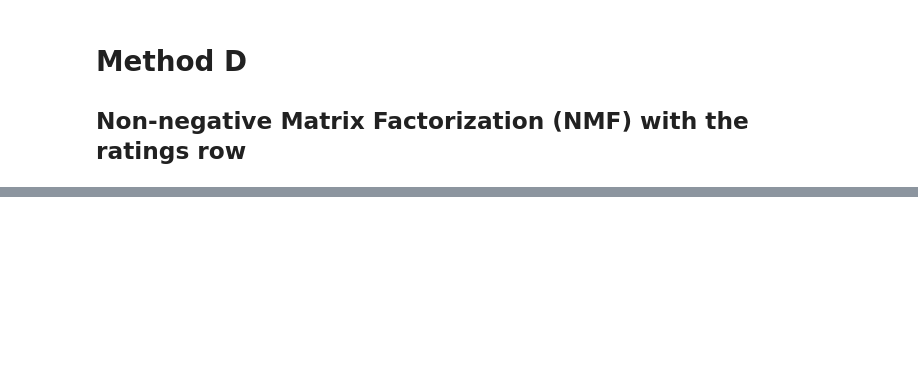
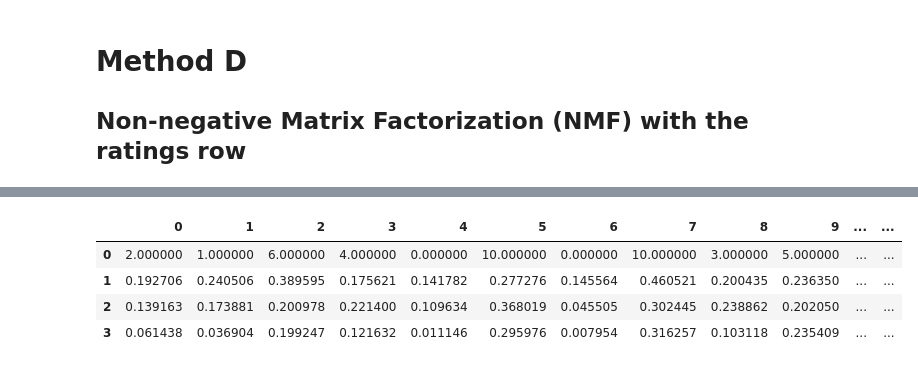
Before and after one commit to Xubaosheng/TwitterAccountRecSys, a Jupyter notebook: WT_Audience_Recom.ipynb, the cells around one changed output, grey strips where cells are left out. Drawn from its saved outputs; the diff is of its cells as text; code cells hidden in the pictures; blank space fills up the shorter version.

```diff
--- a/WT_Audience_Recom.ipynb
+++ b/WT_Audience_Recom.ipynb
@@ -537,0 +586,79 @@ Avg Testing Mean Squared Error: 0.288888888889 Threshold: 9.9
+# %%
+mean_square_errors = []
+prints_enabled = False
+K = 16
+for iteration in range(5):
+    print(str(iteration))
+    predictions=[]
+    TESTING_SET_IDS = np.random.choice(rated_audience_dict_ids, size=TESTING_SET_SIZE, replace=False)
+    #if (prints_enabled): print(TESTING_SET_IDS)
+    ratings = np.array([0 if id in TESTING_SET_IDS else int(2*aud['ground_truth_rating']) for id, aud in rated_audience_dict.items()])
+    if (prints_enabled):
+        printmd("Ratings:")
+        display(ratings)
+
+    # FIND USER PROFILES
+    influencer_user_profile = get_user_profile(tfidf_influencer_matrix, ratings)
+    tweets_user_profile = get_user_profile(tfidf_tweets_matrix, ratings)
+    description_user_profile = get_user_profile(tfidf_description_matrix, ratings)
+    hashtags_user_profile = get_user_profile(tfidf_hashtags_matrix, ratings)
+
+    # FIND THE COSINE SIMILARITIES
+    # THESE WILL THEN BE USED AS FEATURES IN REGRESSION
+    influencerSimilarities = cos_sim(tfidf_influencer_matrix, influencer_user_profile)
+    tweetSimilarities = cos_sim(tfidf_tweets_matrix, tweets_user_profile)
+    descriptionSimilarities = cos_sim(tfidf_description_matrix, description_user_profile)
+    hashtagSimilarities = cos_sim(tfidf_hashtags_matrix, hashtags_user_profile)
+
+    avgTweetSim = np.mean([e for e in tweetSimilarities if e!=0]) # if we cannot fetch tweets of a profile, we assign his tweets an average similarity score
+    avgDescriptionSim = np.mean([e for e in descriptionSimilarities if e!=0]) # if the description of a profile is empty, we assign his descripion an average similarity score
+    avgHashtagSim = np.mean([e for e in hashtagSimilarities if e!=0]) # if we cannot fetch tweets of a profile, we assign his hashtags an average similarity score
+    tweetSimilarities[tweetSimilarities==0]=avgTweetSim
+    descriptionSimilarities[descriptionSimilarities==0]=avgDescriptionSim
+    hashtagSimilarities[hashtagSimilarities==0]=avgHashtagSim
+
+
+    tfidf_data_matrix_with_ratings = ratings.reshape(1,len(ratings))
+    #tfidf_data_matrix_with_ratings = np.append(tfidf_data_matrix_with_ratings,influencerSimilarities.T,axis=0)
+    tfidf_data_matrix_with_ratings = np.append(tfidf_data_matrix_with_ratings,tweetSimilarities.T,axis=0)
+    tfidf_data_matrix_with_ratings = np.append(tfidf_data_matrix_with_ratings,descriptionSimilarities.T,axis=0)
+    tfidf_data_matrix_with_ratings = np.append(tfidf_data_matrix_with_ratings,hashtagSimilarities.T,axis=0)
+    display(pd.DataFrame(tfidf_data_matrix_with_ratings))
+
+    # Initialize W and H with random numbers
+    R = tfidf_data_matrix_with_ratings
+    N= len(R)
+    M = len(R[0])
+    steps = 2000
+
+    P = np.random.rand(N,K)
+    Q = np.random.rand(M,K)
+
+    nP, nQ = matrix_factorization(R, P, Q, K,steps)
+    nR = np.dot(nP, nQ.T)
+
+    predictions =np.round(nR[0].reshape(1,len(nR[0])))[0]
+    #print(predictions)
+
+    results = pd.DataFrame()
+    results['set'] = ['training' if ratings[i]!=0 else 'testing' for i in range(len(ratings)) ]
+    results['ground_truth']=ground_truth_ratings
+    results['predicted_rating']=predictions
+    results["squared_error"]=(results["ground_truth"]-results["predicted_rating"])**2
+
+    #if (prints_enabled):
+    #display(results[['set','ground_truth','predicted_rating','squared_error']].round(2))
+
+    evaluation = pd.DataFrame()
+    evaluation['mean_squared_error']=results.groupby(by='set')['squared_error'].mean()
+    mean_square_error = {
+        'training':evaluation.filter(like='training', axis=0)['mean_squared_error'].iloc[0],
+        'testing':evaluation.filter(like='testing', axis=0)['mean_squared_error'].iloc[0],
+        }
+    mean_square_errors.append(mean_square_error)
+
+Avg_MSE_training = np.mean([e['training'] for e in mean_square_errors])
+Avg_MSE_testing = np.mean([e['testing'] for e in mean_square_errors])
+print("Avg Training Mean Squared Error: " + str(Avg_MSE_training))
+print("Avg Testing Mean Squared Error: " + str(Avg_MSE_testing))
+# %% [output]
@@ -537,0 +666,5 @@ Avg Testing Mean Squared Error: 0.288888888889 Threshold: 9.9
+|  | 0 | 1 | 2 | 3 | 4 | 5 | 6 | 7 | 8 | 9 | ... | ... |
+| 0 | 2.000000 | 1.000000 | 6.000000 | 4.000000 | 0.000000 | 10.000000 | 0.000000 | 10.000000 | 3.000000 | 5.000000 | ... | ... |
+| 1 | 0.192706 | 0.240506 | 0.389595 | 0.175621 | 0.141782 | 0.277276 | 0.145564 | 0.460521 | 0.200435 | 0.236350 | ... | ... |
+| 2 | 0.139163 | 0.173881 | 0.200978 | 0.221400 | 0.109634 | 0.368019 | 0.045505 | 0.302445 | 0.238862 | 0.202050 | ... | ... |
+| 3 | 0.061438 | 0.036904 | 0.199247 | 0.121632 | 0.011146 | 0.295976 | 0.007954 | 0.316257 | 0.103118 | 0.235409 | ... | ... |
```
Also changed, not shown: parts of 12 cells of this notebook, 2 other files.
